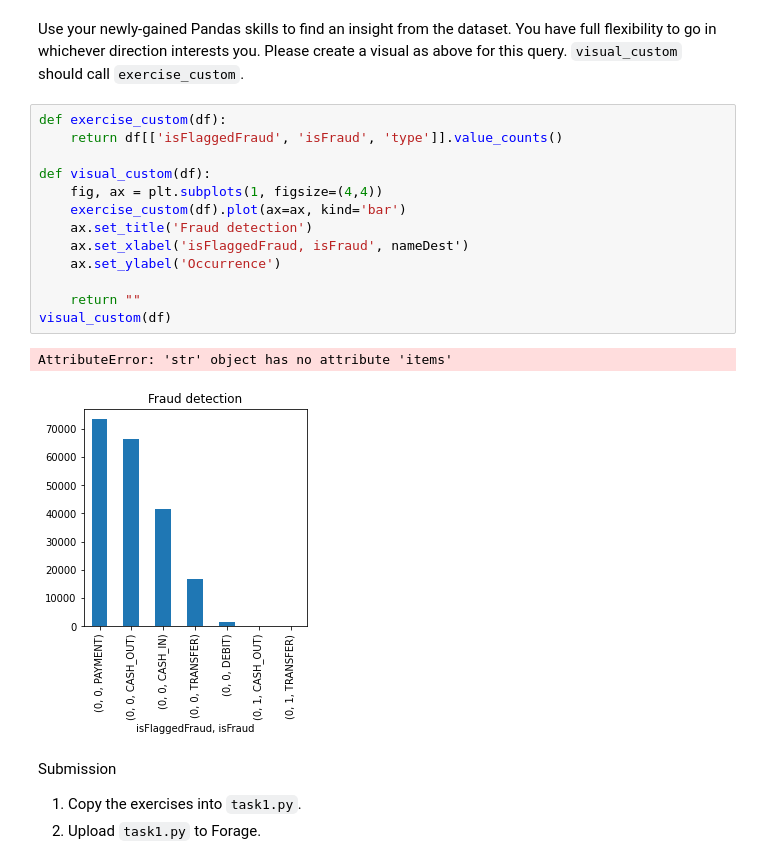
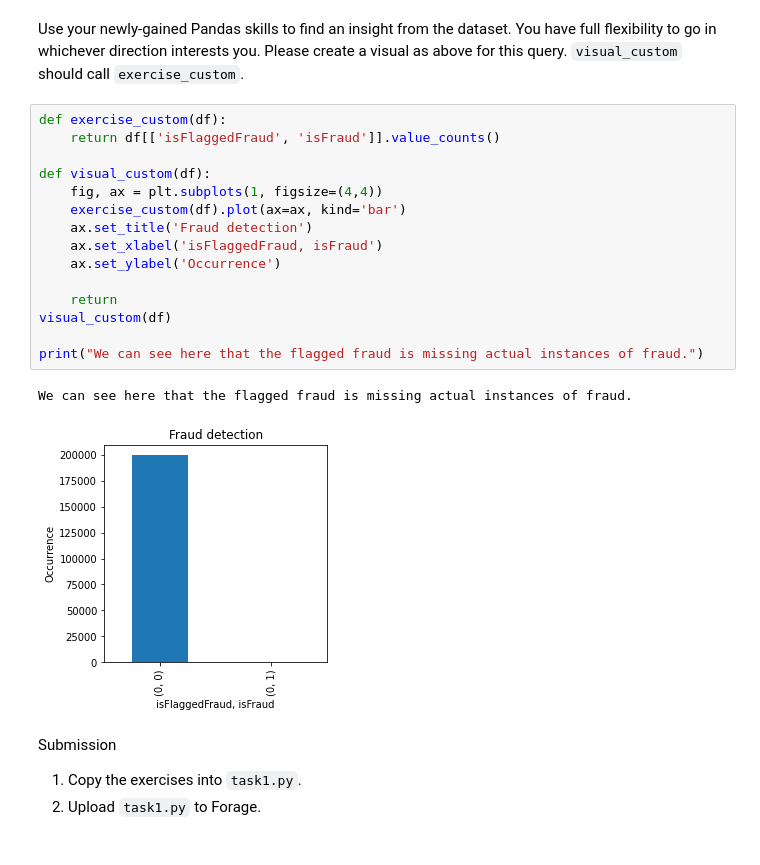
Before and after one commit to ameliakonomos/JP_morgan_forage, a Jupyter notebook: task1firstFINAL.ipynb, the cells around one changed output. Saved outputs shown, nothing was run; the diff lists cells and outputs as text.

```diff
--- a/task1firstFINAL.ipynb
+++ b/task1firstFINAL.ipynb
@@ -228,20 +228,22 @@ df.plot()
 Use your newly-gained Pandas skills to find an insight from the dataset. You have full flexibility to go in whichever direction interests you. Please create a visual as above for this query. `visual_custom` should call `exercise_custom`.
 # %%
 def exercise_custom(df):
-    return df[['isFlaggedFraud', 'isFraud', 'type']].value_counts()
+    return df[['isFlaggedFraud', 'isFraud']].value_counts()
 
 def visual_custom(df):
     fig, ax = plt.subplots(1, figsize=(4,4))
     exercise_custom(df).plot(ax=ax, kind='bar')
     ax.set_title('Fraud detection')
-    ax.set_xlabel('isFlaggedFraud, isFraud', nameDest')
+    ax.set_xlabel('isFlaggedFraud, isFraud')
     ax.set_ylabel('Occurrence')
 
-    return ""
+    return
 visual_custom(df)
+
+print("We can see here that the flagged fraud is missing actual instances of fraud.")
 # %% [output]
-AttributeError: 'str' object has no attribute 'items'
+We can see here that the flagged fraud is missing actual instances of fraud.
-[figure, old version]
+[figure, new version]
 # %% [markdown]
 Submission
 
```
Also changed, not shown: parts of 14 cells of this notebook.
